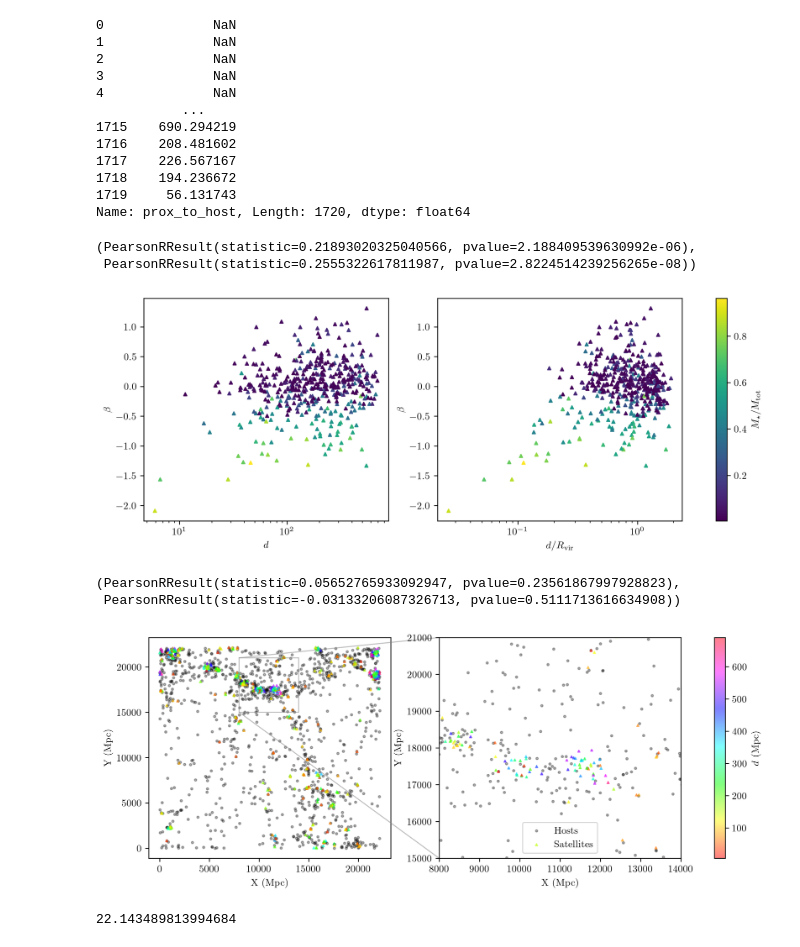
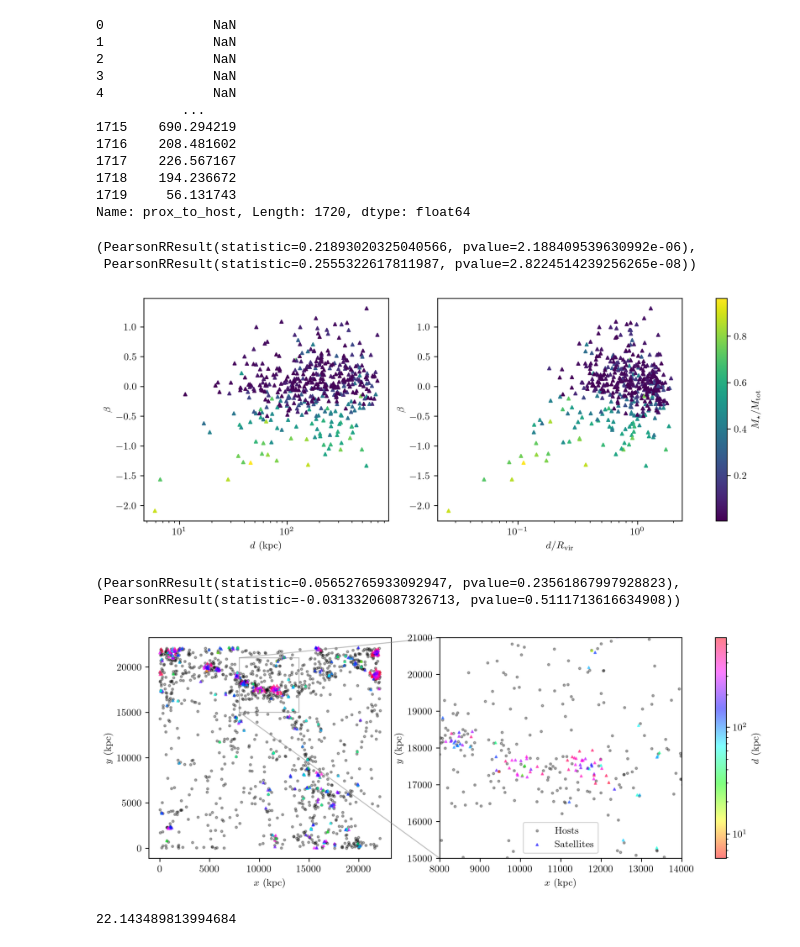
Before and after one commit to mkzeender/thesis, a Jupyter notebook: root_graph.ipynb, the cells around one changed output. Cells and saved outputs as stored; diff of their text form; code cells hidden in the pictures.

```diff
--- a/root_graph.ipynb
+++ b/root_graph.ipynb
@@ -318,7 +318,7 @@ _s = ax1.scatter(
     c=dat.loc[s_filt, 'M_\star/M_tot']
 )
 
-ax1.set_xlabel(r'$d$')
+ax1.set_xlabel(r'$d$ (kpc)')
 ax1.set_ylabel(r'$\beta$')
 
 ax2.scatter(
@@ -350,7 +350,7 @@ fig.savefig('paper/figs/me/beta-d.pdf')
 # %% [output]
 (PearsonRResult(statistic=0.21893020325040566, pvalue=2.188409539630992e-06),
  PearsonRResult(statistic=0.2555322617811987, pvalue=2.8224514239256265e-08))
-[figure, old version]
+[figure, new version]
 # %%
 filt = s_filt & (dat['prox_to_host'] / dat['host_rvir_cat'] > 0.2)
 
@@ -376,6 +376,10 @@ fig.set_figheight(4)
 x, y, z = 'X_Mpc_ahf_cat', 'Y_Mpc_ahf_cat', 'Z_Mpc_ahf_cat'
 
 _size = 5
+
+c= dat.loc[s_filt, 'prox_to_host']
+
+norm = mpl.colors.LogNorm(np.min(c), np.max(c))
 
 for ax in ax1, ax2:
     ax.scatter(
@@ -387,38 +391,39 @@ for ax in ax1, ax2:
 
     sctr = ax.scatter(
         dat.loc[s_filt, x],
         dat.loc[s_filt, y],
         alpha=0.5,
         s=_size,
-        c=dat.loc[s_filt, 'prox_to_host'],
+        c=c,
+        norm=norm,
         cmap=CMAP,
         marker='^'
     )
-    ax.set_xlabel(f'{x[0].upper()} (Mpc)')
-    ax.set_ylabel(f'{y[0].upper()} (Mpc)')
+    ax.set_xlabel(f'${x[0].lower()}$ (kpc)')
+    ax.set_ylabel(f'${y[0].lower()}$ (kpc)')
 
 square_loc = 8000, 15000
 square_size = 6000
 
 square_x = square_loc[0], square_loc[0] + square_size
 square_y = square_loc[1], square_loc[1] + square_size
 
 ax2.set_xlim(square_x)
 ax2.set_ylim(square_y)
 
 ax1.indicate_inset_zoom(ax2)
 
 
-fig.colorbar(sctr, ax=[ax1, ax2], label=r'$d$ (Mpc)')
+fig.colorbar(sctr, ax=[ax1, ax2], label=r'$d$ (kpc)')
 # ax.set_xlim((0 / h, 15000 / h))
 # ax.set_ylim((0 / h, 10000 / h))
 
 
 ax.legend(('Hosts', 'Satellites'))
 
 fig.savefig('paper/figs/me/locations.pdf')
 # %% [output]
-[figure, old version]
+[figure, new version]
 # %%
 (15 / h)
 # %% [output]
```
Also changed, not shown: 19 other files.
